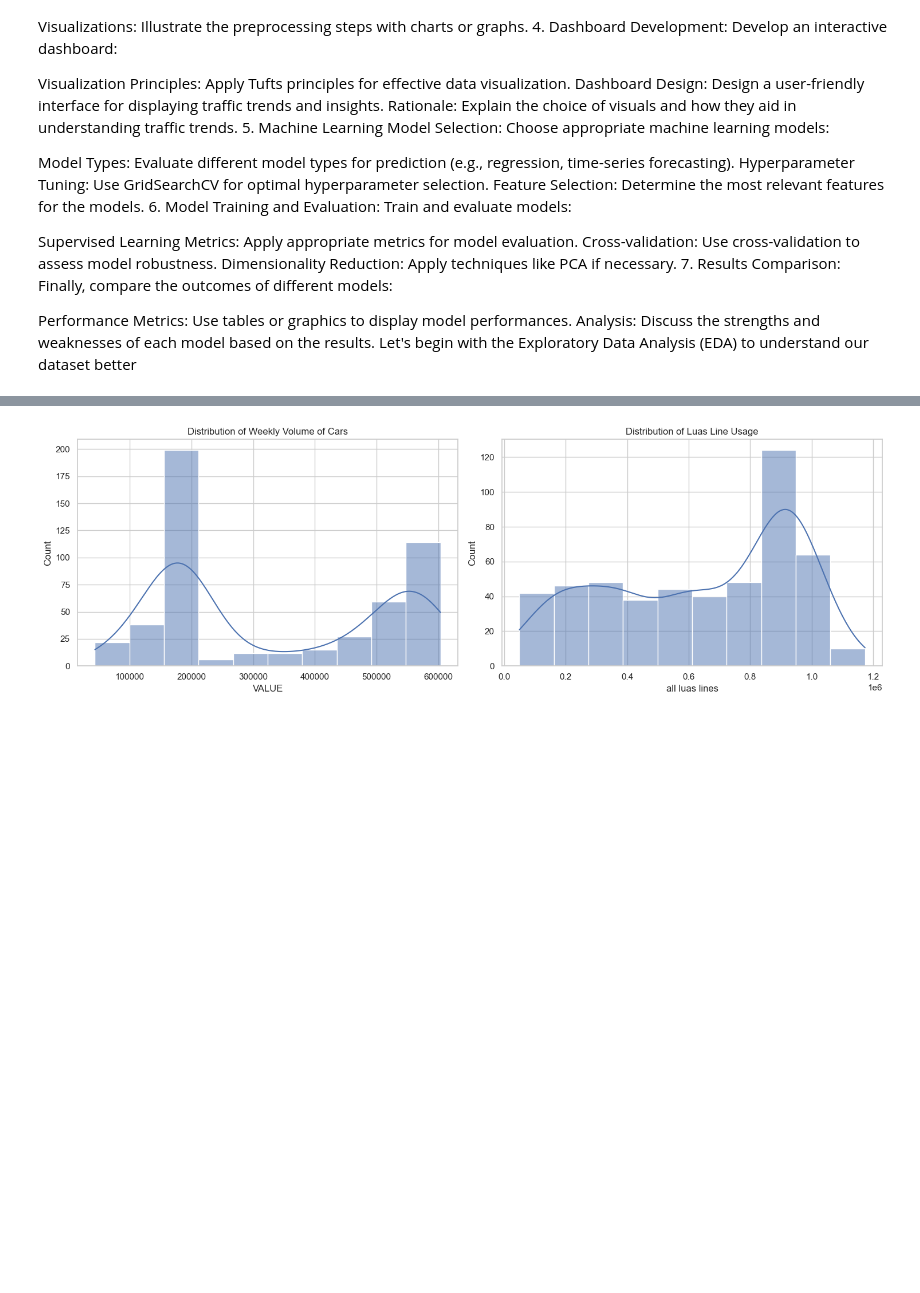
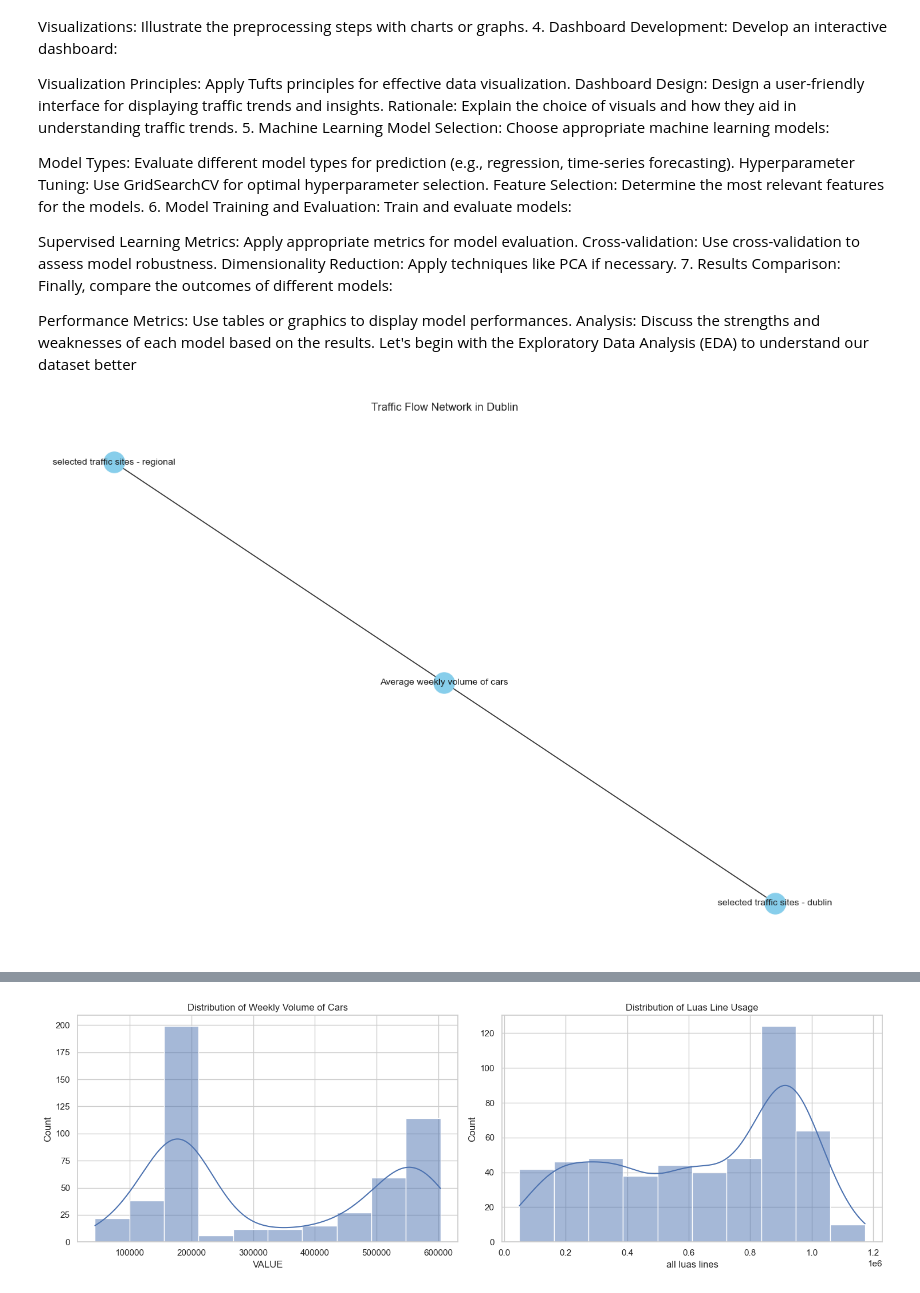
Before and after one commit to sba23022/sba23022, a Jupyter notebook: CA2_TransportFlowForecast_Analysis-checkpoint.ipynb, the cells around one changed output, grey strips where cells are left out. Saved outputs shown, nothing was run; the diff lists cells and outputs as text; code cells hidden in the pictures; blank space fills up the shorter version.

```diff
--- a/CA2_TransportFlowForecast_Analysis-checkpoint.ipynb
+++ b/CA2_TransportFlowForecast_Analysis-checkpoint.ipynb
@@ -1906,3 +1886,33 @@ Finally, compare the outcomes of different models:
 Performance Metrics: Use tables or graphics to display model performances.
 Analysis: Discuss the strengths and weaknesses of each model based on the results.
 Let's begin with the Exploratory Data Analysis (EDA) to understand our dataset better
+# %%
+import pandas as pd
+import networkx as nx
+import matplotlib.pyplot as plt
+
+# For demonstration, let's assume we have two columns representing the source and target of traffic flow
+# These columns should be replaced with the actual column names that represent connections in your dataset
+# Example: 'Start_Location' and 'End_Location'
+if 'Start_Location' in data.columns and 'End_Location' in data.columns:
+    source_column = 'Start_Location'
+    target_column = 'End_Location'
+else:
+    # Selecting two example columns if the specified columns are not present
+    # This is a fallback and should ideally be replaced with actual relevant columns
+    columns = data.columns
+    if len(columns) >= 2:
+        source_column, target_column = columns[:2]
+    else:
+        raise ValueError("Dataset does not contain enough columns for network analysis.")
+
+# Creating a graph from the data
+G = nx.from_pandas_edgelist(data, source=source_column, target=target_column)
+
+# Drawing the graph
+plt.figure(figsize=(12, 8))
+nx.draw(G, with_labels=True, node_color='skyblue', node_size=500, font_size=10)
+plt.title("Traffic Flow Network in Dublin")
+plt.show()
+# %% [output]
+[figure, added]
```
Also changed, not shown: parts of 29 cells of this notebook.
